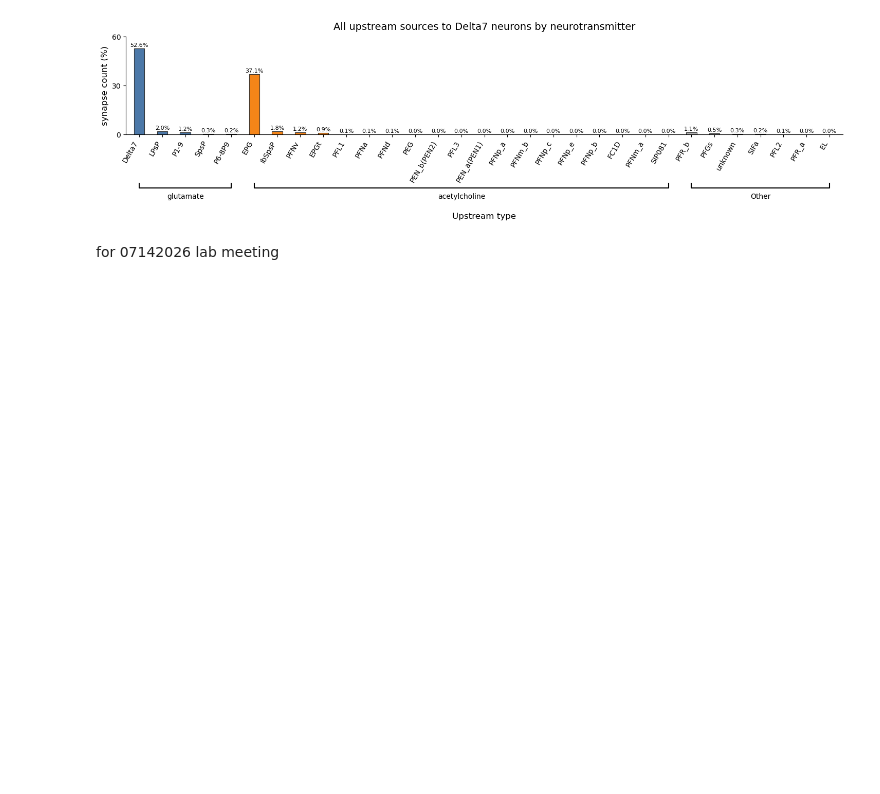
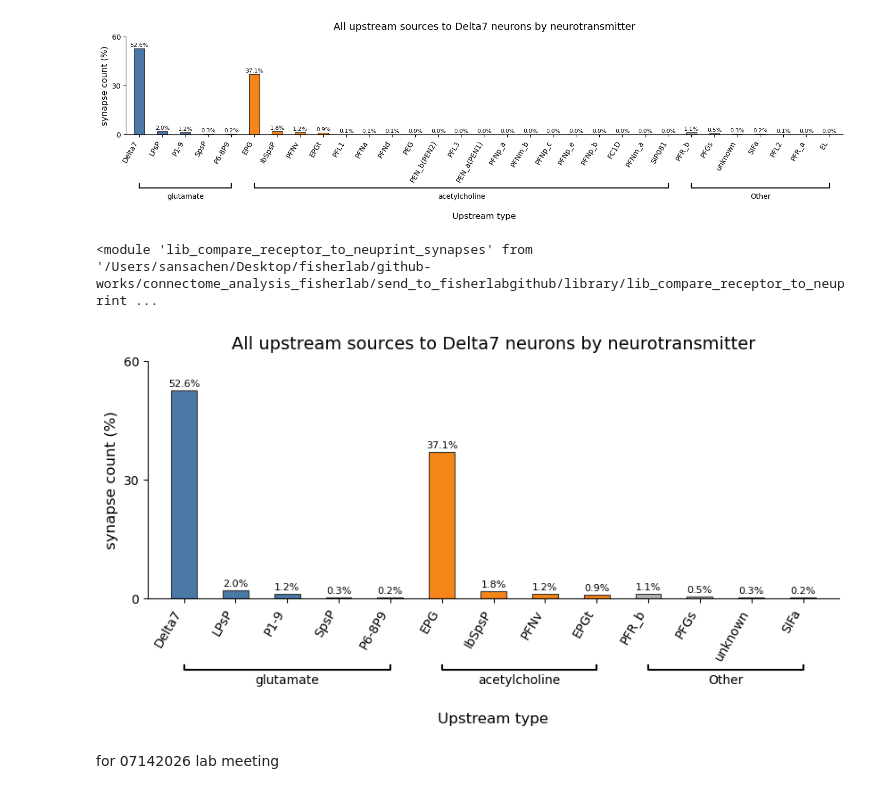
Before and after one commit to sansachenlelele/connectome_analysis_fisherlab, a Jupyter notebook: send_to_fisherlabgithub/notebooks/compare_receptor_to_neuprint_synapses_modified.ipynb, the cells around one changed output. Saved outputs shown, nothing was run; the diff lists cells and outputs as text; code cells hidden in the pictures; blank space fills up the shorter version.

Commit message:
bar graph add cutoff

```diff
--- a/send_to_fisherlabgithub/notebooks/compare_receptor_to_neuprint_synapses_modified.ipynb
+++ b/send_to_fisherlabgithub/notebooks/compare_receptor_to_neuprint_synapses_modified.ipynb
@@ -1242,6 +1238,42 @@ summarydf_upstream_type_totals_by_nt_new = connectome.plot_upstream_type_totals_
 )
 # %% [output]
 [figure]
+# %%
+importlib.reload(connectome)
+# %% [output]
+<module 'lib_compare_receptor_to_neuprint_synapses' from '/Users/sansachen/Desktop/fisherlab/github-works/connectome_analysis_fisherlab/send_to_fisherlabgithub/library/lib_compare_receptor_to_neuprint ...
+# %%
+summarydf_upstream_type_totals_by_nt_new = connectome.plot_upstream_type_totals_by_nt(
+    df_upstream_type_totals,
+    neurotransmitter_df,
+    nt_order=("glutamate", "acetylcholine"),
+    unsure_label="Other",
+    scale_to_100=True,
+    nt_colors={
+    "glutamate": "#4C78A8",
+    "acetylcholine": "#F58518",
+    "Other": "0.7",},
+    figsize=(10, 7),
+    title='All upstream sources to Delta7 neurons by neurotransmitter',
+    xlabel='Upstream type',
+    ylabel='synapse count (%)',
+    bar_width=0.5,
+    bar_gap=0.0,
+    group_gap=0,        # create gaps between NT groups
+    ymax=60,            # manually decided!
+    n_yticks=3,
+    show_labels=True,
+    label_rotation=0,
+    bracket_y_frac=-0.3,    # bracket height
+    bracket_h_frac=0.02,    # bracket bar length
+    bottom_adjust=0.5,
+    #figsize=(18, 5),
+    min_percentage=0.1,
+    save=True,
+    filename=project_root / "results" / "plots" / q_folder / "all_upstream_sources_by_nt_cutoff.svg",
+)
+# %% [output]
+[figure, added]
 # %% [markdown]
 for 07142026 lab meeting
 # %%
```
Also changed, not shown: parts of 2 cells of this notebook, 2 other files.
